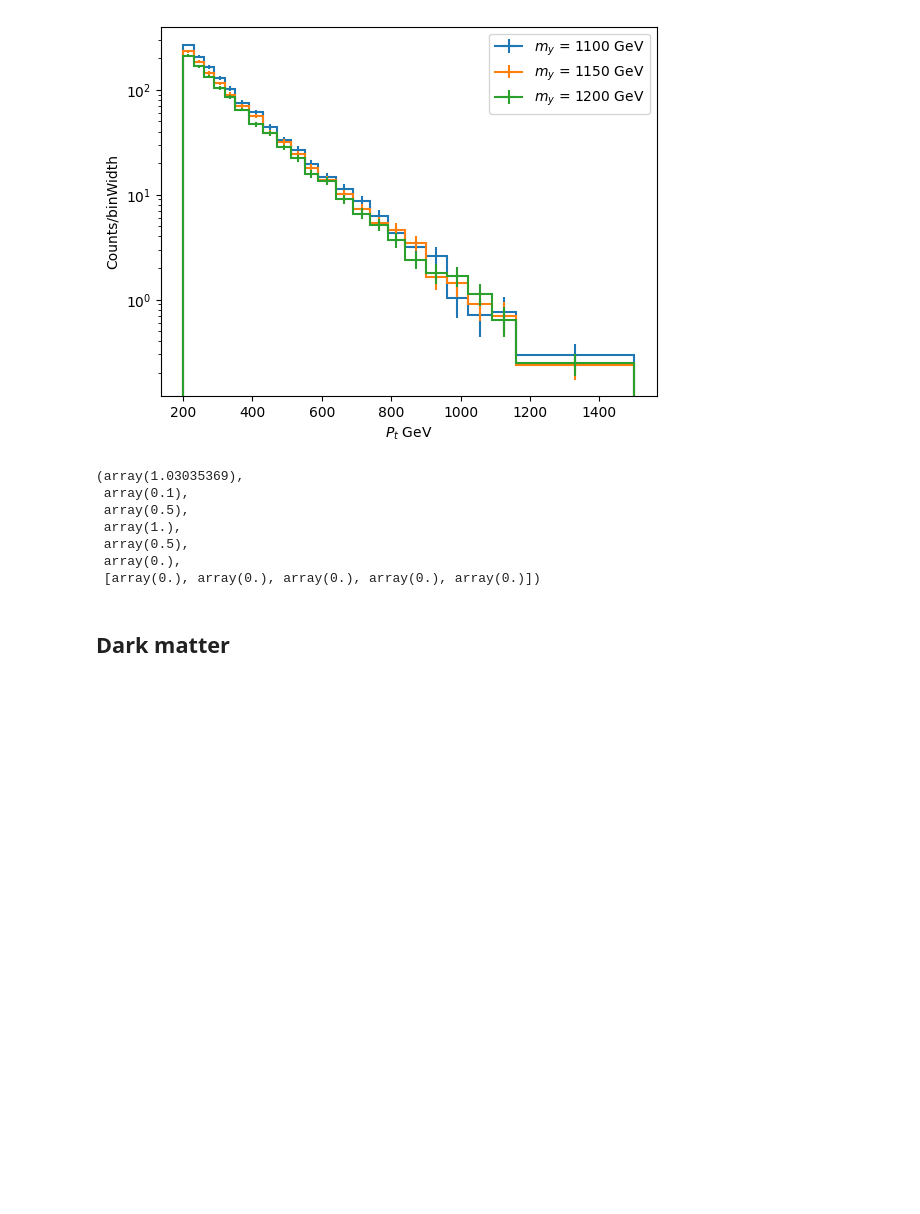
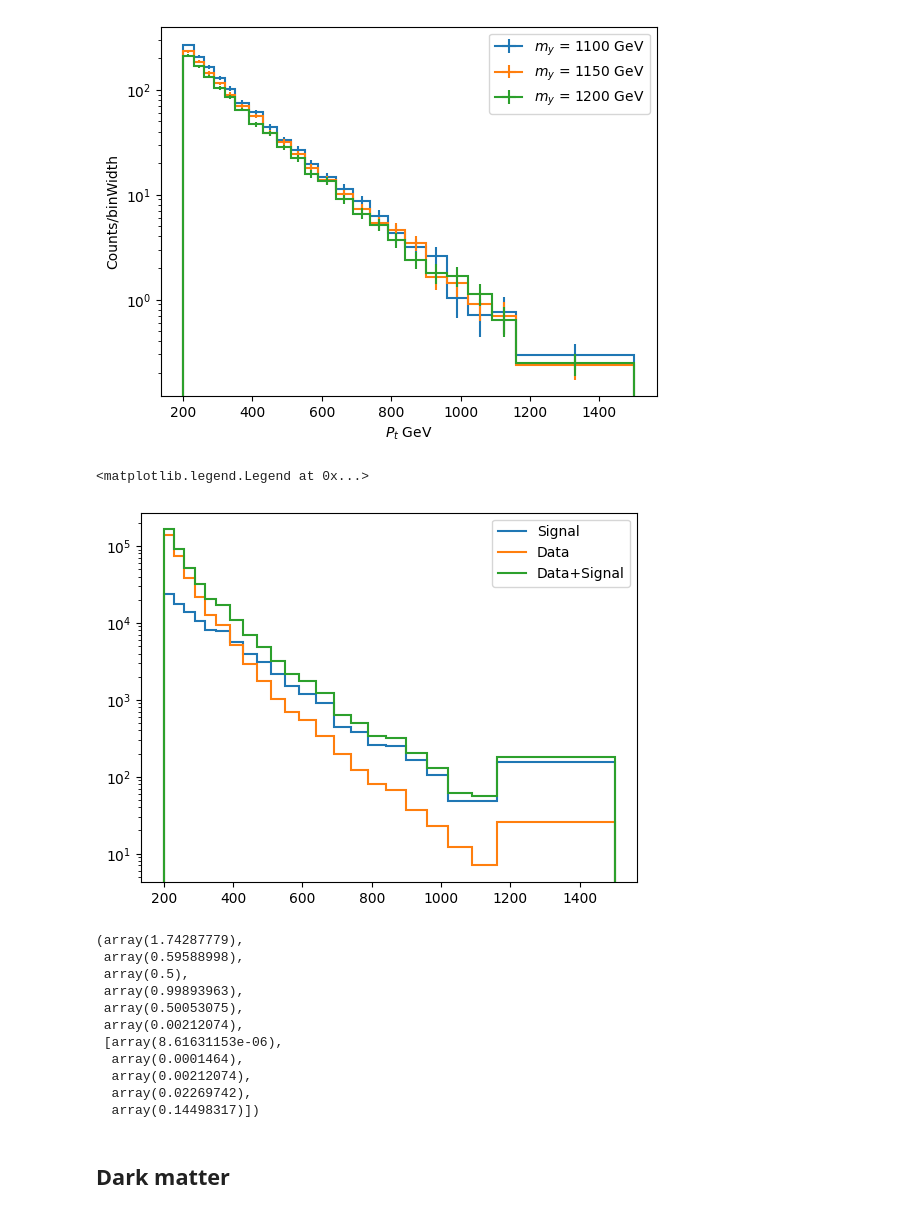
Before and after one commit to josuejaramillo/MateriaOscura_UdeA, a Jupyter notebook: Calculo_Parametros/Mass_Scan/massScan.ipynb, the cells around one changed output. Drawn from its saved outputs; the diff is of its cells as text; code cells hidden in the pictures; blank space fills up the shorter version.

```diff
--- a/Calculo_Parametros/Mass_Scan/massScan.ipynb
+++ b/Calculo_Parametros/Mass_Scan/massScan.ipynb
@@ -56,6 +56,19 @@ MJ_errbkg = MJData["MJ_errbkg"]
 MJ_data = MJData["MJ_data"]
 MJ_higgs = MJData["MJ_higgs"]
 MJ_axial = MJData["MJ_axial"]
+# %%
+mass = pd.read_csv('./histogramsM/pt_miss_histogram_monojet_BM_toy_my_700_GeV_mDM_10_GeV_gDM_1.csv')
+bins = np.concatenate((mass["bins_lower"], np.asarray([1500])))
+counts = mass["counts"]
+error = mass["error"]
+mp.histplot(counts, bins, label = "Signal")
+mp.histplot(MJ_data, bins, label = "Data")
+mp.histplot(MJ_data+counts, bins, label = "Data+Signal")
+plt.yscale("log")
+plt.legend()
+# %% [output]
+<matplotlib.legend.Legend at 0x...>
+[figure, added]
 # %%
 def signalAnalysis(sigCSV):
     signal = pd.read_csv(sigCSV)["counts"]
@@ -80,13 +97,17 @@ def signalAnalysis(sigCSV):
 
     return obs_limit, exp_limits[2], pval, clsb, clb, cls, clsSigmas
 # %%
-signalAnalysis('./histogramsM/pt_miss_histogram_monojet_BM_toy_500_GeV.csv')
+signalAnalysis('./histogramsM/pt_miss_histogram_monojet_BM_toy_my_750_GeV_mDM_10_GeV_gDM_1.csv')
 # %% [output]
-(array(1.03035369),
- array(0.1),
+(array(1.74287779),
+ array(0.59588998),
  array(0.5),
- array(1.),
- array(0.5),
- array(0.),
- [array(0.), array(0.), array(0.), array(0.), array(0.)])
+ array(0.99893963),
+ array(0.50053075),
+ array(0.00212074),
+ [array(8.61631153e-06),
+  array(0.0001464),
+  array(0.00212074),
+  array(0.02269742),
+  array(0.14498317)])
 # %%
```
Also changed, not shown: parts of 4 cells of this notebook, 5 other files.
